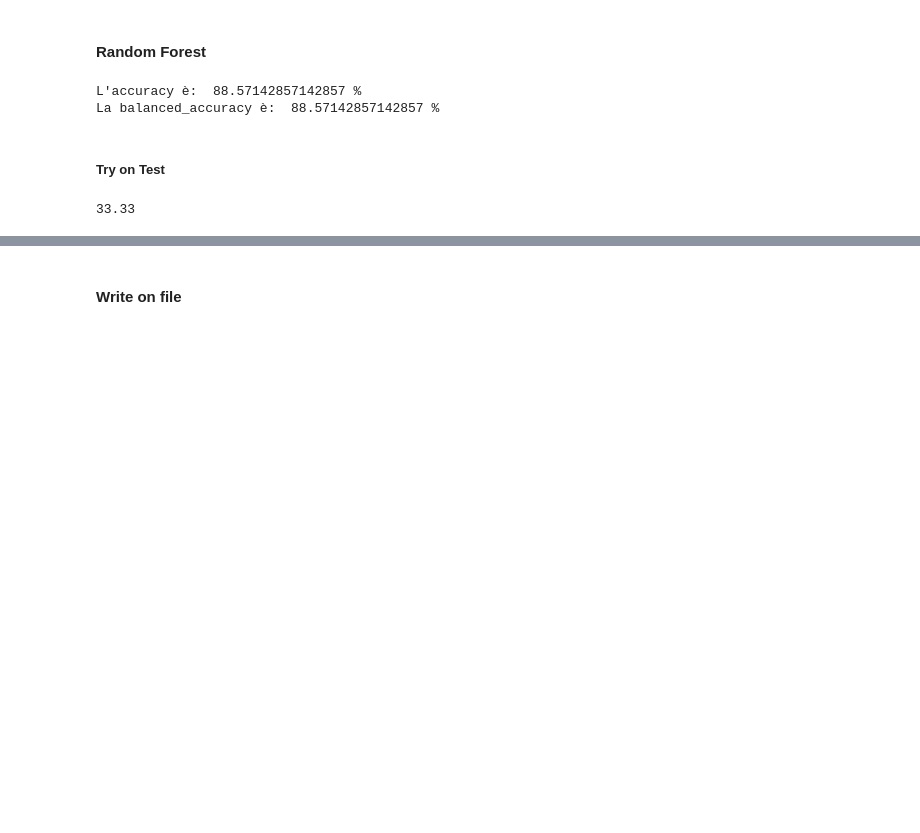
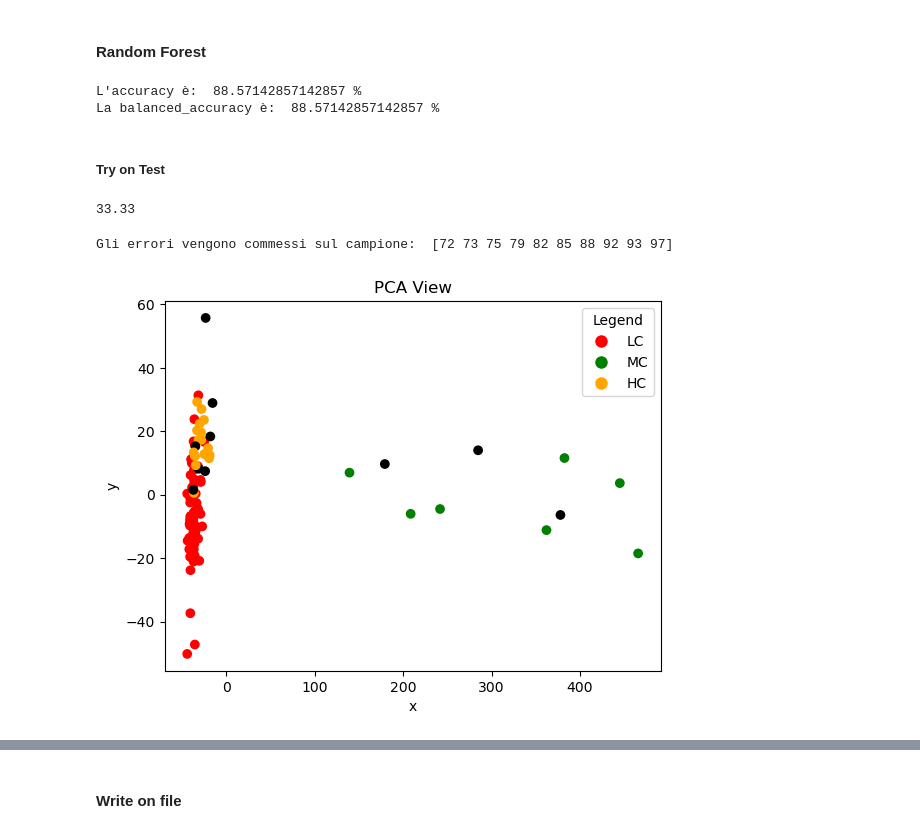
Before and after one commit to Bvs00/AI4ODA_projectwork, a Jupyter notebook: notebook_metaboloma_findModel_Median.ipynb, the cells around one changed output, grey strips where cells are left out. Cells and saved outputs as stored; diff of their text form; code cells hidden in the pictures; blank space fills up the shorter version.

Commit message:
Show also the error on test set

```diff
--- a/notebook_metaboloma_findModel_Median.ipynb
+++ b/notebook_metaboloma_findModel_Median.ipynb
@@ -680,3 +680,34 @@ all_performance[0]["Median"]["RandomForests_Test"]= {"BorderlineSMOTE":balanced_
 balanced_accuracy
 # %% [output]
 33.33
+# %%
+show_error_rf = pd.DataFrame({"Predict":predicted_y_test, "Real":y_test_median})
+errors_name = show_error_rf[show_error_rf["Predict"] != show_error_rf["Real"]].index
+errors_name
+
+df_score_view_noqc = df_score_view.drop([0,1,2,3])
+
+len(df_score_view_noqc)
+
+df_score_view_noqc
+
+error_index = (df_score_view_noqc[df_score_view_noqc["Sample"].isin(errors_name)].index) - 4
+print("Gli errori vengono commessi sul campione: ",error_index.values)
+colors_with_error = colors_after_drop.copy()
+colors_with_error = np.delete(colors_with_error,[0,1,2,3])
+len(colors_with_error)
+colors_with_error[error_index] = "black"
+
+plt.scatter(df_score_view_noqc["Score View X"], df_score_view_noqc["Score View Y"], c=colors_with_error)
+plt.xlabel('x')
+plt.ylabel('y')
+plt.legend(handles=[
+    plt.Line2D([0], [0], marker='o', color='w', label='LC', markerfacecolor='red', markersize=10),
+    plt.Line2D([0], [0], marker='o', color='w', label='MC', markerfacecolor='green', markersize=10),
+    plt.Line2D([0], [0], marker='o', color='w', label='HC', markerfacecolor='orange', markersize=10),
+], title='Legend')
+plt.title('PCA View')
+plt.show()
+# %% [output]
+Gli errori vengono commessi sul campione:  [72 73 75 79 82 85 88 92 93 97]
+[figure, added]
```
Also changed, not shown: parts of 1 cell of this notebook, 1 other file.
